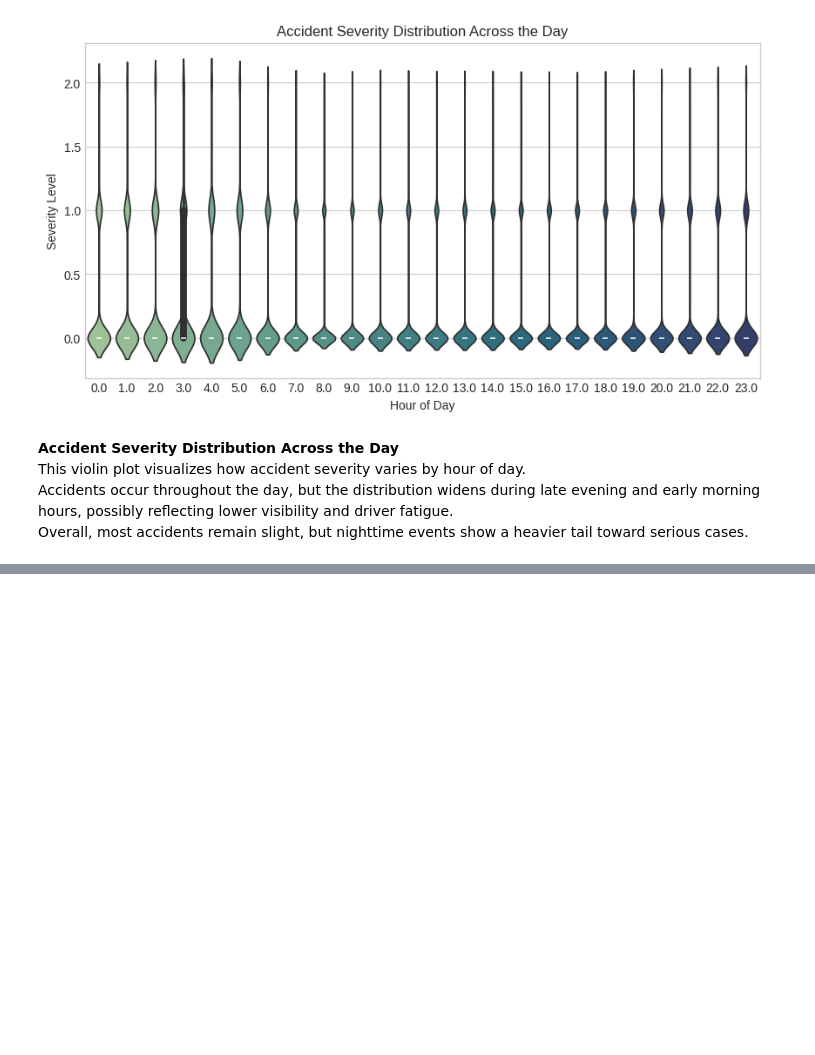
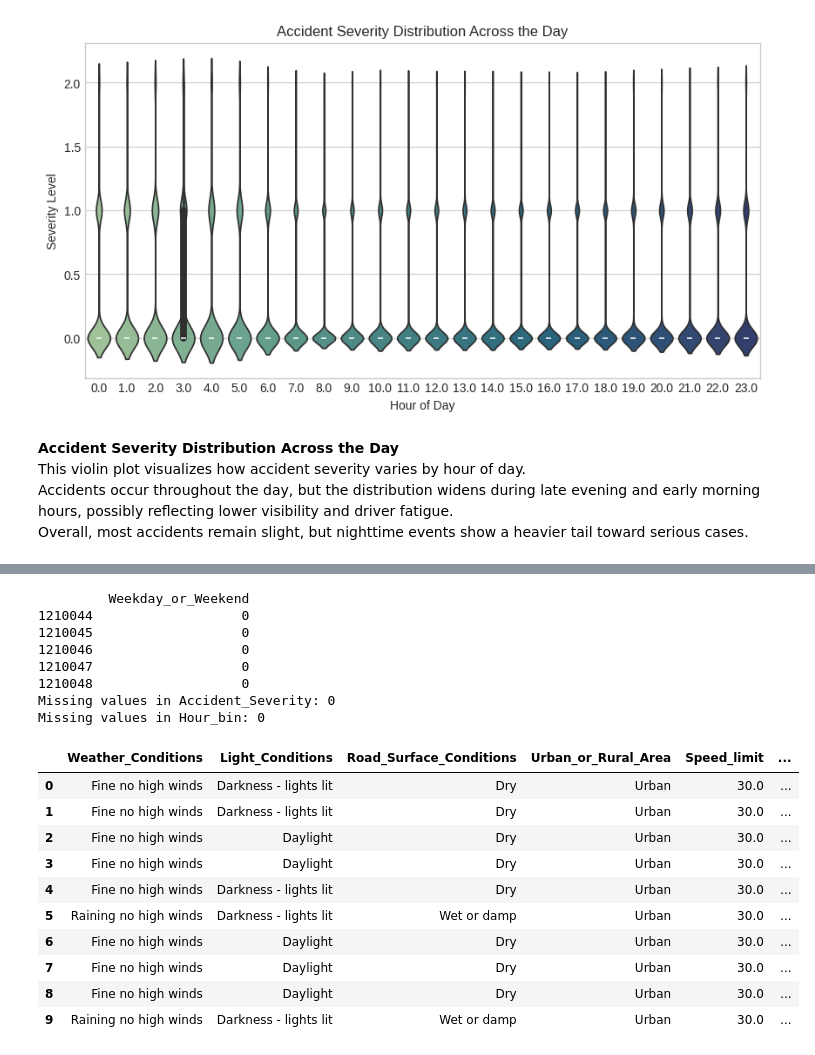
Before and after one commit to mel1006/data-science-2025-tartu, a Jupyter notebook: data_science_project.ipynb, the cells around one changed output, grey strips where cells are left out. Saved outputs shown, nothing was run; the diff lists cells and outputs as text; code cells hidden in the pictures; blank space fills up the shorter version.

Commit message:
initial modeling

```diff
--- a/data_science_project.ipynb
+++ b/data_science_project.ipynb
@@ -481,0 +504,66 @@ Overall, most accidents remain slight, but nighttime events show a heavier tail
+# %%
+# 1. Map Accident_Severity (combine level 2 into 1)
+df["Accident_Severity"] = df["Accident_Severity"].replace({2: 1})
+
+# 2. Select relevant columns
+columns_to_keep = [
+    "Day_of_Week",
+    "Weather_Conditions",
+    "Light_Conditions",
+    "Road_Surface_Conditions",
+    "Urban_or_Rural_Area",
+    "Speed_limit",
+    "Number_of_Vehicles",
+    "Accident_Severity",
+    "Hour"
+]
+
+df_model = df[columns_to_keep].copy()  # copy() prevents SettingWithCopyWarning
+
+# 3. Drop rows with missing Hour values
+df_model = df_model.dropna(subset=["Hour"])
+
+# 4. Bin hours into categorical time ranges and drop "Hour"
+bins = [0, 6, 10, 15, 18, 24]
+labels = ["Night", "Morning", "Midday", "Evening", "LateNight"]
+df_model["Hour_bin"] = pd.cut(df_model["Hour"], bins=bins, labels=labels, include_lowest=True)
+df_model.drop("Hour", axis=1, inplace=True)
+
+# 5. Convert weekdays
+weekend_days = ["Saturday", "Sunday"]
+df_model["Weekday_or_Weekend"] = df_model["Day_of_Week"].apply(lambda x: 1 if x in weekend_days else 0)
+df_model.drop("Day_of_Week", axis=1, inplace=True)
+
+# Check the result
+print(df_model[["Weekday_or_Weekend"]].head())
+
+
+
+# 6. Reset index
+df_model.reset_index(drop=True, inplace=True)
+
+# 7. Check for missing values
+print("Missing values in Accident_Severity:", df_model["Accident_Severity"].isna().sum())
+print("Missing values in Hour_bin:", df_model["Hour_bin"].isna().sum())
+
+df_model.head(10)
+# %% [output]
+         Weekday_or_Weekend
+1210044                   0
+1210045                   0
+1210046                   0
+1210047                   0
+1210048                   0
+Missing values in Accident_Severity: 0
+Missing values in Hour_bin: 0
+|  | Weather_Conditions | Light_Conditions | Road_Surface_Conditions | Urban_or_Rural_Area | Speed_limit | ... |
+| 0 | Fine no high winds | Darkness - lights lit | Dry | Urban | 30.0 | ... |
+| 1 | Fine no high winds | Darkness - lights lit | Dry | Urban | 30.0 | ... |
+| 2 | Fine no high winds | Daylight | Dry | Urban | 30.0 | ... |
+| 3 | Fine no high winds | Daylight | Dry | Urban | 30.0 | ... |
+| 4 | Fine no high winds | Darkness - lights lit | Dry | Urban | 30.0 | ... |
+| 5 | Raining no high winds | Darkness - lights lit | Wet or damp | Urban | 30.0 | ... |
+| 6 | Fine no high winds | Daylight | Dry | Urban | 30.0 | ... |
+| 7 | Fine no high winds | Daylight | Dry | Urban | 30.0 | ... |
+| 8 | Fine no high winds | Daylight | Dry | Urban | 30.0 | ... |
+| 9 | Raining no high winds | Darkness - lights lit | Wet or damp | Urban | 30.0 | ... |
```
Also changed, not shown: parts of 16 cells of this notebook.
